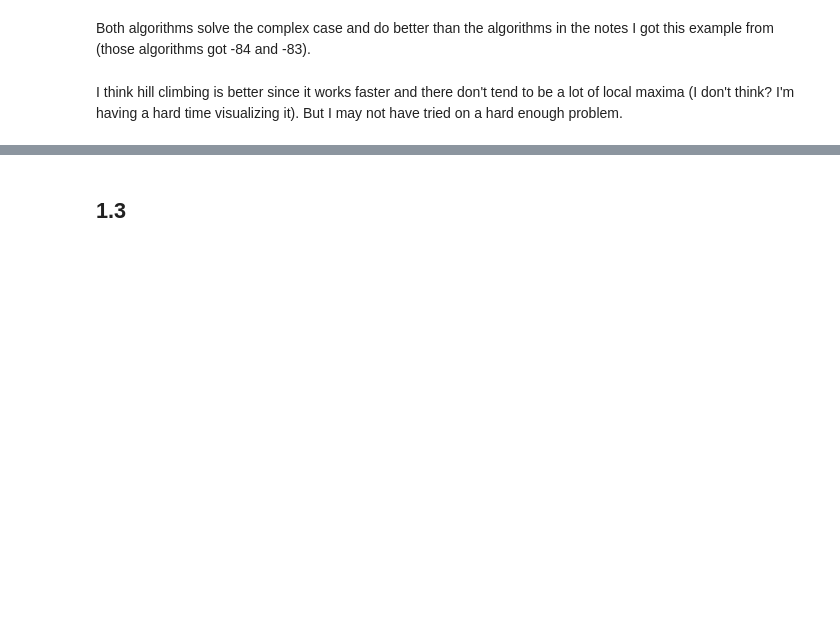
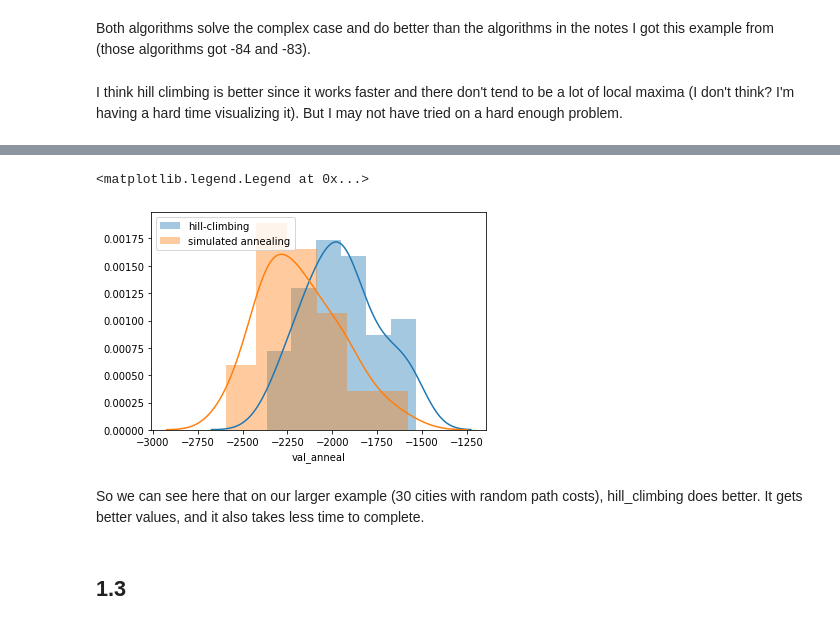
Before and after one commit to cmd16/cs344-artificial-intelligence, a Jupyter notebook: hw01/homework1.ipynb, the cells around one changed output, grey strips where cells are left out. Cells and saved outputs as stored; diff of their text form; code cells hidden in the pictures; blank space fills up the shorter version.

```diff
--- a/hw01/homework1.ipynb
+++ b/hw01/homework1.ipynb
@@ -155,3 +172,12 @@ I think hill climbing is better since it works faster and there don't tend to be
+# %%
+sns.distplot(random_df['val_hill'], label="hill-climbing")
+sns.distplot(random_df['val_anneal'], label="simulated annealing")
+plt.legend()
+# %% [output]
+<matplotlib.legend.Legend at 0x...>
+[figure, added]
+# %% [markdown]
+So we can see here that on our larger example (30 cities with random path costs), hill_climbing does better. It gets better values, and it also takes less time to complete.
 # %% [markdown]
 ## 1.3
 # %% [markdown]
```
Also changed, not shown: parts of 13 cells of this notebook.
